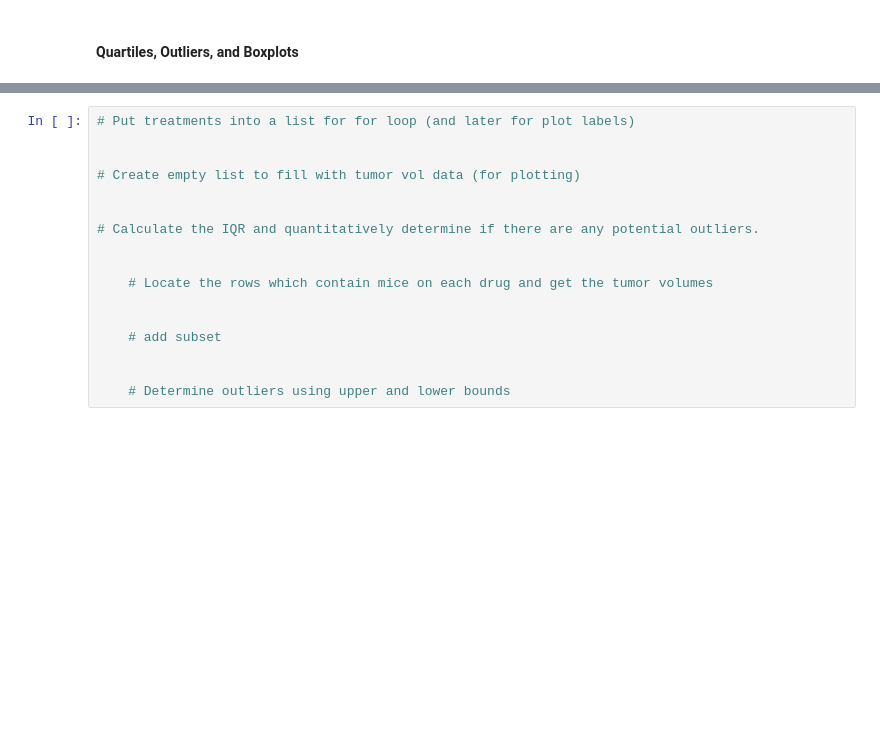
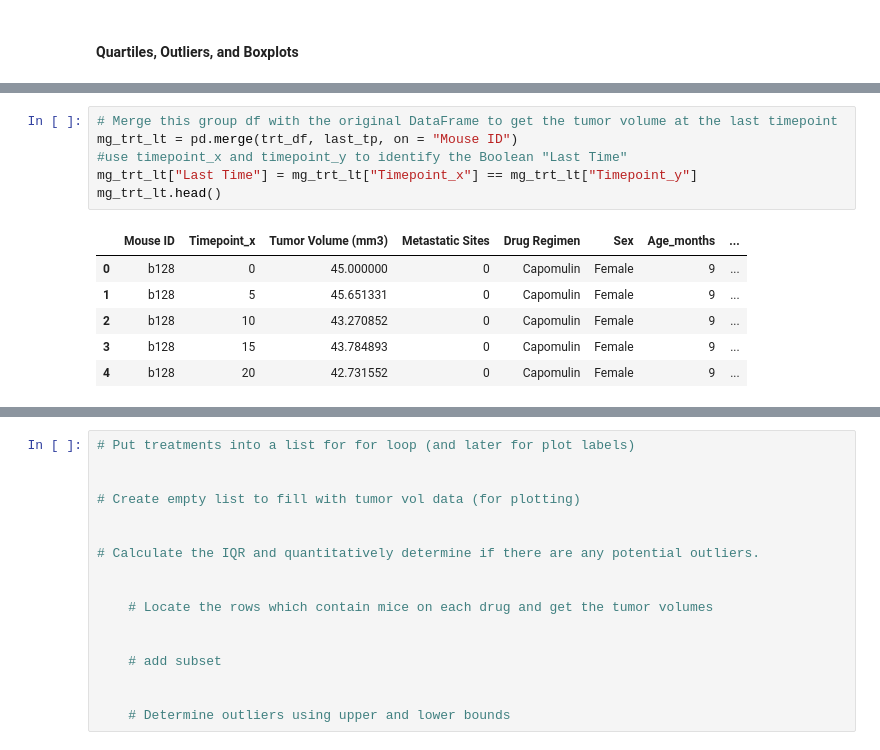
Before and after one commit to sallyca530/Matplotlib-Challenge, a Jupyter notebook: Pymaceuticals/main_py/mainPymaceuticals.ipynb, the cells around one changed output, grey strips where cells are left out. Saved outputs shown, nothing was run; the diff lists cells and outputs as text; blank space fills up the shorter version.

```diff
--- a/Pymaceuticals/main_py/mainPymaceuticals.ipynb
+++ b/Pymaceuticals/main_py/mainPymaceuticals.ipynb
@@ -247,0 +272,13 @@ Text(0, 0.5, 'Sex')
+# %%
+# Merge this group df with the original DataFrame to get the tumor volume at the last timepoint
+mg_trt_lt = pd.merge(trt_df, last_tp, on = "Mouse ID")
+#use timepoint_x and timepoint_y to identify the Boolean "Last Time"
+mg_trt_lt["Last Time"] = mg_trt_lt["Timepoint_x"] == mg_trt_lt["Timepoint_y"]
+mg_trt_lt.head()
+# %% [output]
+|  | Mouse ID | Timepoint_x | Tumor Volume (mm3) | Metastatic Sites | Drug Regimen | Sex | Age_months | ... |
+| 0 | b128 | 0 | 45.000000 | 0 | Capomulin | Female | 9 | ... |
+| 1 | b128 | 5 | 45.651331 | 0 | Capomulin | Female | 9 | ... |
+| 2 | b128 | 10 | 43.270852 | 0 | Capomulin | Female | 9 | ... |
+| 3 | b128 | 15 | 43.784893 | 0 | Capomulin | Female | 9 | ... |
+| 4 | b128 | 20 | 42.731552 | 0 | Capomulin | Female | 9 | ... |
```
Also changed, not shown: parts of 7 cells of this notebook, 1 other file.
